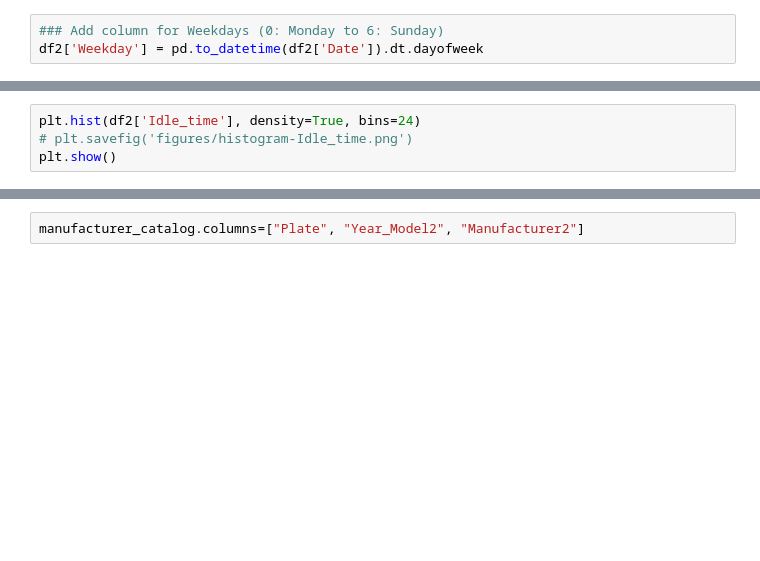
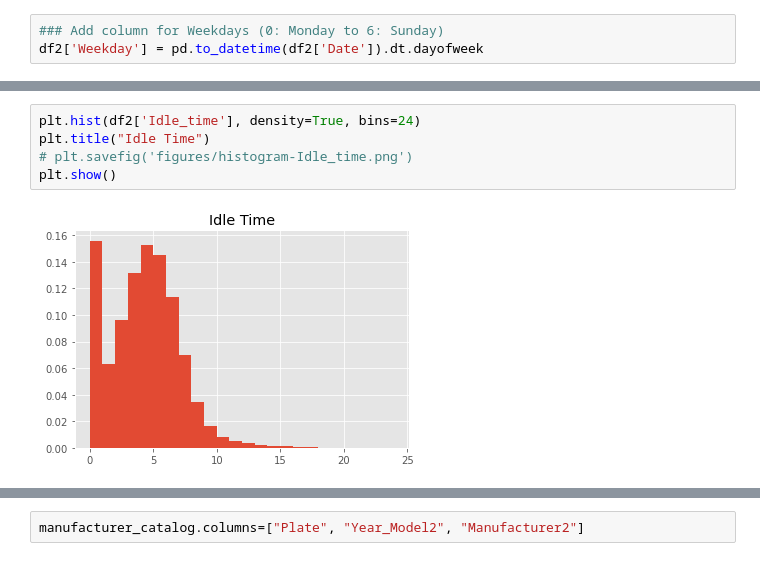
Before and after one commit to rgamerosl/capstone-project, a Jupyter notebook: cleaning_data.ipynb, the cells around one changed output, grey strips where cells are left out. Saved outputs shown, nothing was run; the diff lists cells and outputs as text; blank space fills up the shorter version.

```diff
--- a/cleaning_data.ipynb
+++ b/cleaning_data.ipynb
@@ -174,6 +494,9 @@ df2['Idle_time'].describe()
 # %%
 plt.hist(df2['Idle_time'], density=True, bins=24)
+plt.title("Idle Time")
 # plt.savefig('figures/histogram-Idle_time.png')
 plt.show()
+# %% [output]
+[figure, added]
 # %%
 df2.info()
```
Also changed, not shown: parts of 66 cells of this notebook.
